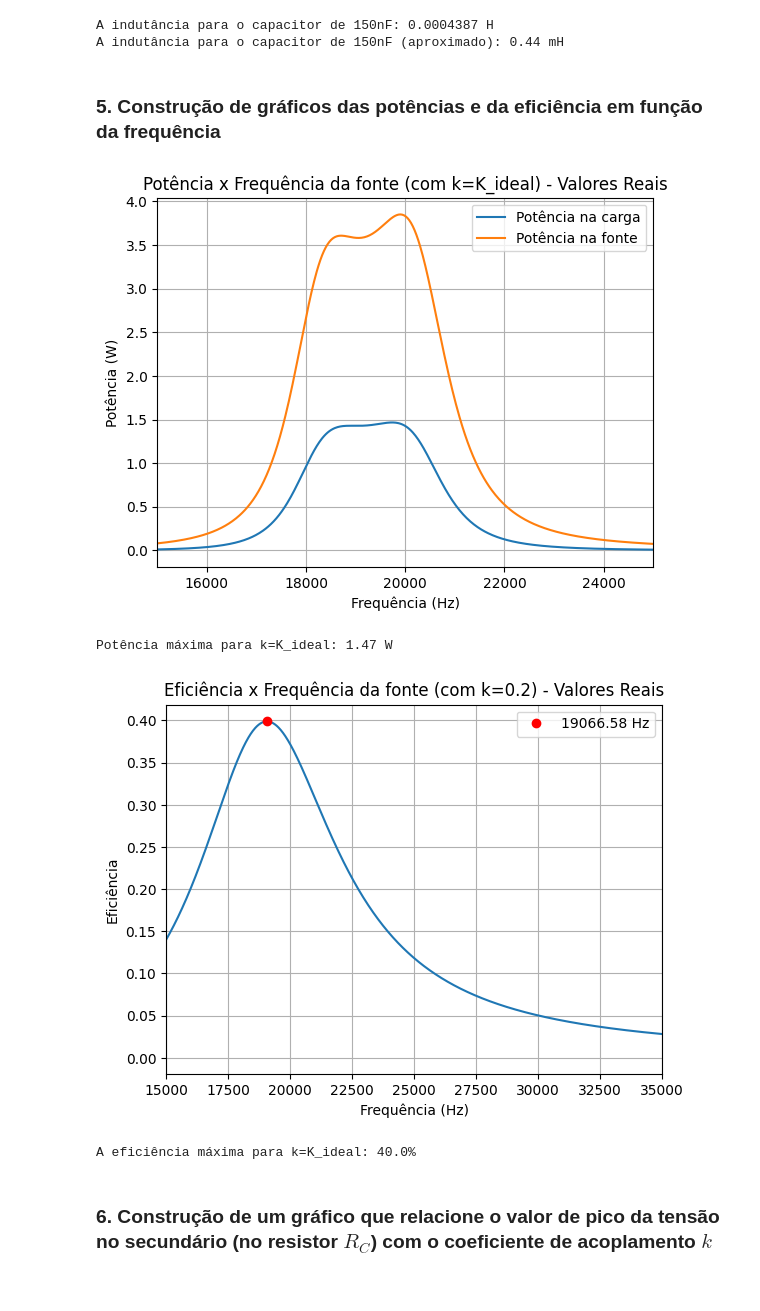
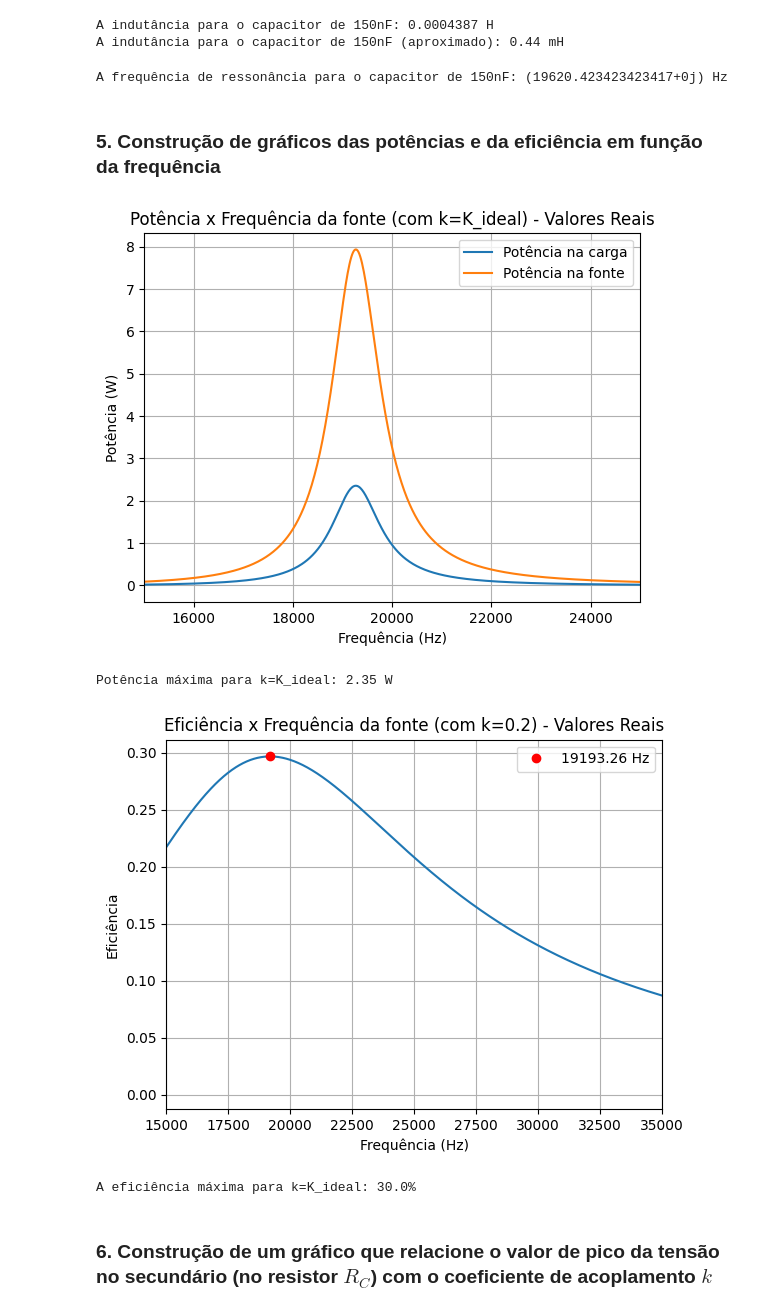
Before and after one commit to gustavoeso/Projeto_mag_2023.2, a Jupyter notebook: projeto.ipynb, the cells around one changed output. Saved outputs shown, nothing was run; the diff lists cells and outputs as text; code cells hidden in the pictures.

```diff
--- a/projeto.ipynb
+++ b/projeto.ipynb
@@ -211,6 +212,11 @@ print(f'A indutância para o capacitor de 150nF (aproximado): {L*1000:.2f} mH')
 # %% [output]
 A indutância para o capacitor de 150nF: 0.0004387 H
 A indutância para o capacitor de 150nF (aproximado): 0.44 mH
+# %%
+freq_ressonancia = CalculaFrequenciaRessonancia(L, C)
+print(f'A frequência de ressonância para o capacitor de 150nF: {freq_ressonancia} Hz')
+# %% [output]
+A frequência de ressonância para o capacitor de 150nF: (19620.423423423417+0j) Hz
 # %% [markdown]
 ### 5. Construção de gráficos das potências e da eficiência em função da frequência
 # %%
@@ -225,7 +231,7 @@ lista_eficiencia_2 = []
 
 L = 0.0004622
 C = 150e-9
-Rc = 400
+Rc = 100
 Uf = rect(9, 0)
 uf_simulado = 9*2/pi
 
@@ -251,35 +257,35 @@ for f in lista_freq:
     # ------------------- Valores Reais ------------------- #
 
     #Calculando novamente para os valores reais
     i1_2, i2_2 = CalcularTransformador_projeto2(uf_simulado, R1, R2, Rc, L1, L2, C, K_ideal, f)
     Pot_2 = (Calcula_Potencia(Uf, i1_2)).real
     lista_potencia_fonte_2.append(Pot_2)
 
     Z_eq_carga_2 = ((1/(1j*w*C))*Rc)/((1/(1j*w*C))+Rc)
     V_carga_2 = i2_2*Z_eq_carga_2
     I_Rc_2 = V_carga_2/Rc
     Pot_carga_2 = (Calcula_Potencia(V_carga_2, I_Rc_2)).real
 
     #Adiciona os resultados na lista
     lista_potencia_carga_2.append(Pot_carga_2)
     lista_eficiencia_2.append(calcula_eficiencia(Pot_2, Pot_carga_2))
 
 
 #Plotando a eficiência em função da frequência - Valores Reais
 plt.plot(lista_freq, lista_potencia_carga_2, label="Potência na carga")
 plt.plot(lista_freq, lista_potencia_fonte_2, label="Potência na fonte")
 plt.title("Potência x Frequência da fonte (com k=K_ideal) - Valores Reais")
 plt.xlabel("Frequência (Hz)")
 plt.ylabel("Potência (W)")
 plt.xlim(15000, 25000)
 plt.legend()
 plt.grid(True)
 plt.show()
 
 print(f'Potência máxima para k=K_ideal: {max(lista_potencia_carga_2):.2f} W')
 # %% [output]
-[figure, old version]
+[figure, new version]
-Potência máxima para k=K_ideal: 1.47 W
+Potência máxima para k=K_ideal: 2.35 W
 # %%
 #Utilizando a lista de eficiência do item anterior - Valores Reais
 plt.plot(lista_freq, lista_eficiencia_2)
@@ -295,8 +301,8 @@ plt.show()
 
 print(f'A eficiência máxima para k=K_ideal: {round(max(lista_eficiencia_2), 2)*100}%')
 # %% [output]
-[figure, old version]
+[figure, new version]
-A eficiência máxima para k=K_ideal: 40.0%
+A eficiência máxima para k=K_ideal: 30.0%
 # %% [markdown]
 ### 6. Construção de um gráfico que relacione o valor de pico da tensão no secundário (no resistor $𝑅_𝐶$) com o coeficiente de acoplamento $k$
 # %%
```
Also changed, not shown: parts of 9 cells of this notebook, 1 other file.
